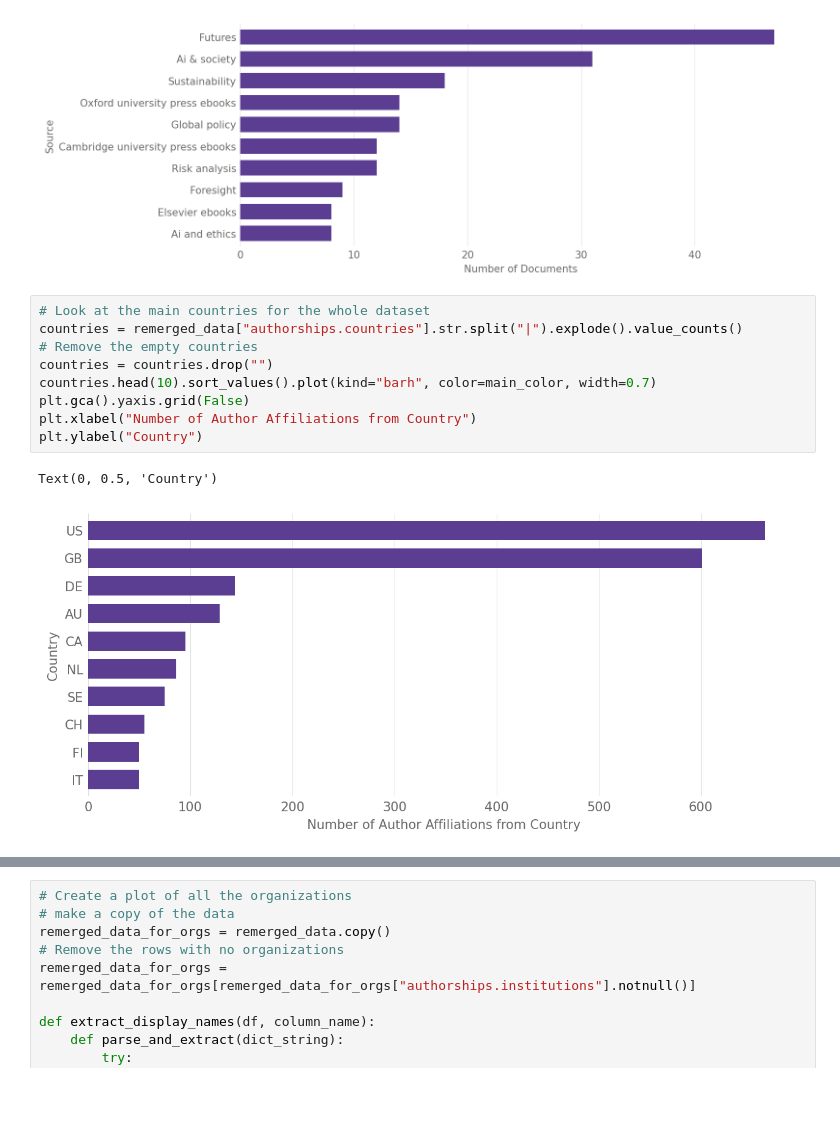
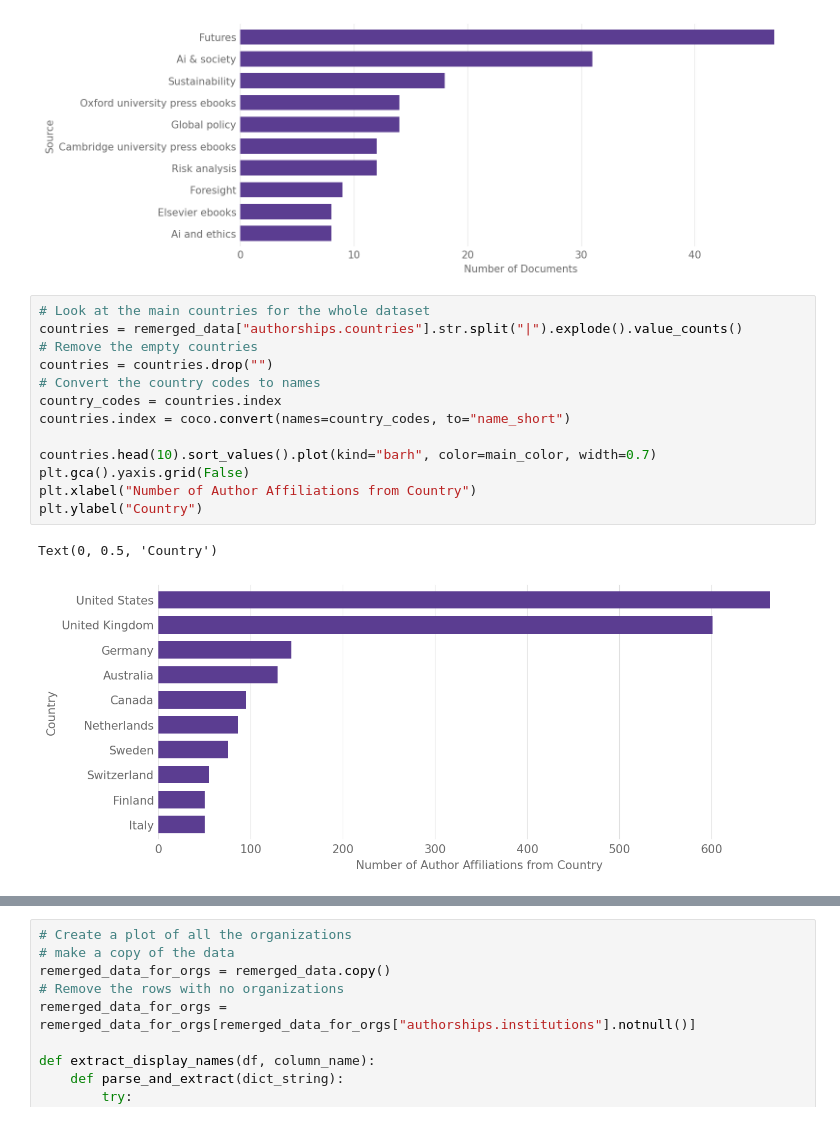
Before and after one commit to florianjehn/bibliometrics, a Jupyter notebook: scripts/overall_visualizations.ipynb, the cells around one changed output, grey strips where cells are left out. Saved outputs shown, nothing was run; the diff lists cells and outputs as text; blank space fills up the shorter version.

Commit message:
updated country names

```diff
--- a/scripts/overall_visualizations.ipynb
+++ b/scripts/overall_visualizations.ipynb
@@ -211,12 +222,16 @@ Text(0.5, 0, 'Number of Documents')
 # %%
 # Look at the main countries for the whole dataset
 countries = remerged_data["authorships.countries"].str.split("|").explode().value_counts()
 # Remove the empty countries
 countries = countries.drop("")
+# Convert the country codes to names
+country_codes = countries.index
+countries.index = coco.convert(names=country_codes, to="name_short")
+
 countries.head(10).sort_values().plot(kind="barh", color=main_color, width=0.7)
 plt.gca().yaxis.grid(False)
 plt.xlabel("Number of Author Affiliations from Country")
 plt.ylabel("Country")
 # %% [output]
 Text(0, 0.5, 'Country')
-[figure, old version]
+[figure, new version]
```
Also changed, not shown: parts of 5 cells of this notebook, 2 other files.
